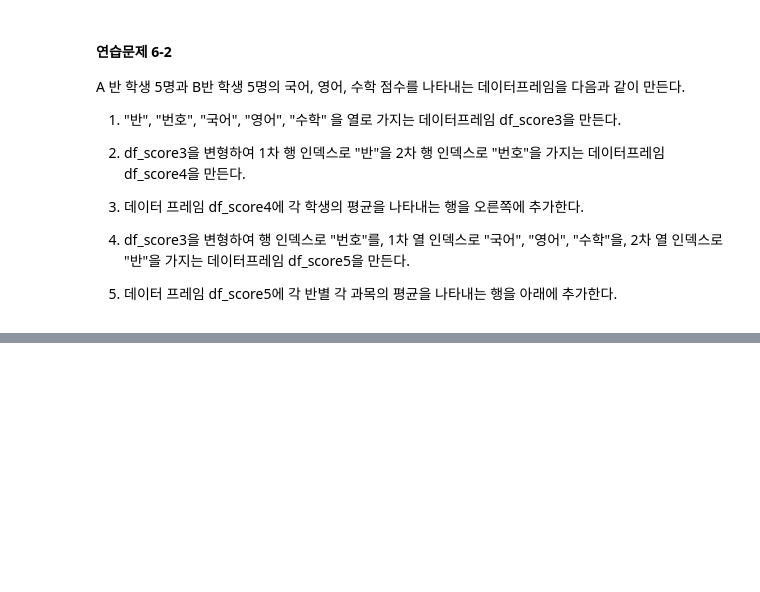
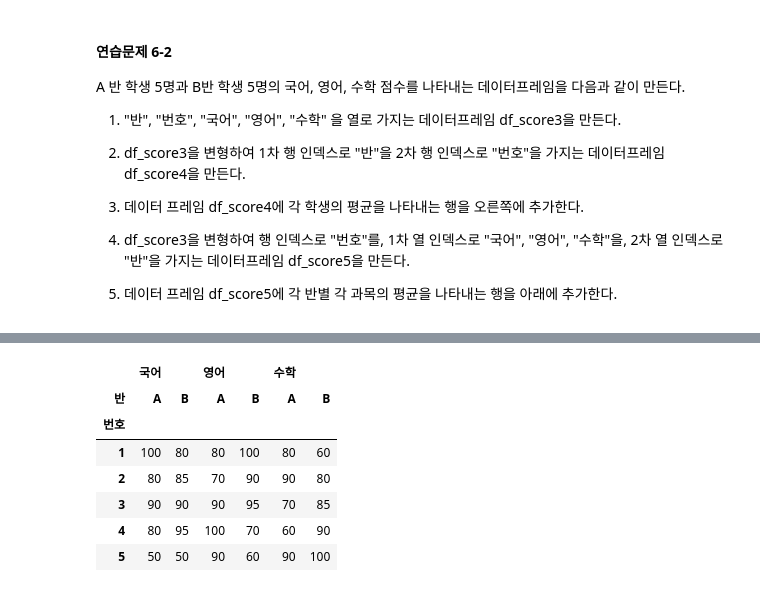
Before and after one commit to ckiekim/Python-Data-Science, a Jupyter notebook: 02_Pandas/pandas02.ipynb, the cells around one changed output, grey strips where cells are left out. Cells and saved outputs as stored; diff of their text form; code cells hidden in the pictures; blank space fills up the shorter version.

```diff
--- a/02_Pandas/pandas02.ipynb
+++ b/02_Pandas/pandas02.ipynb
@@ -874,0 +1054,15 @@ A 반 학생 5명과 B반 학생 5명의 국어, 영어, 수학 점수를 나타
+# %%
+#4. df_score3을 변형하여 행 인덱스로 "번호"를, 1차 열 인덱스로 "국어", "영어", "수학"을
+#   2차 열 인덱스로 "반"을 가지는 데이터프레임 df_score5을 만든다.
+df_score5 = df_score3.set_index(['반','번호'])
+df_score5 = df_score5.unstack('반')
+df_score5
+# %% [output]
+|  | 국어 |  | 영어 |  | 수학 |  |
+| 반 | A | B | A | B | A | B |
+| 번호 |  |  |  |  |  |  |
+| 1 | 100 | 80 | 80 | 100 | 80 | 60 |
+| 2 | 80 | 85 | 70 | 90 | 90 | 80 |
+| 3 | 90 | 90 | 90 | 95 | 70 | 85 |
+| 4 | 80 | 95 | 100 | 70 | 60 | 90 |
+| 5 | 50 | 50 | 90 | 60 | 90 | 100 |
```
Also changed, not shown: parts of 20 cells of this notebook, 1 other file.
